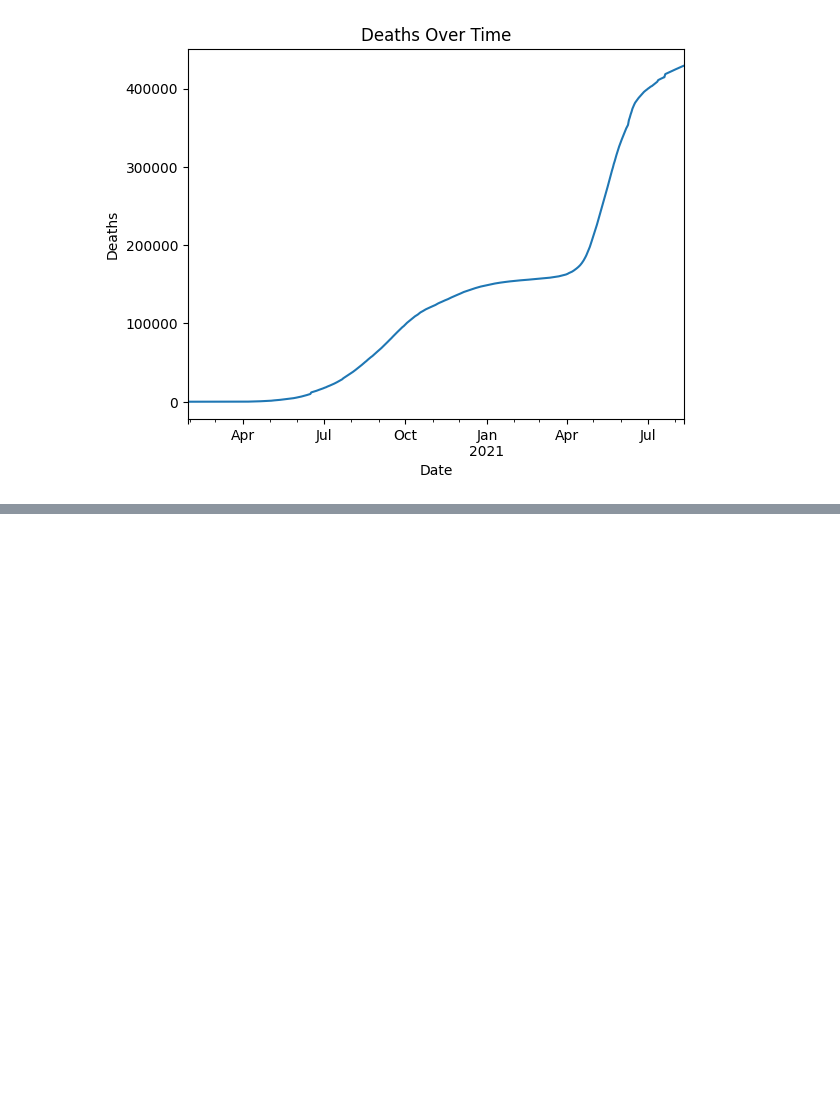
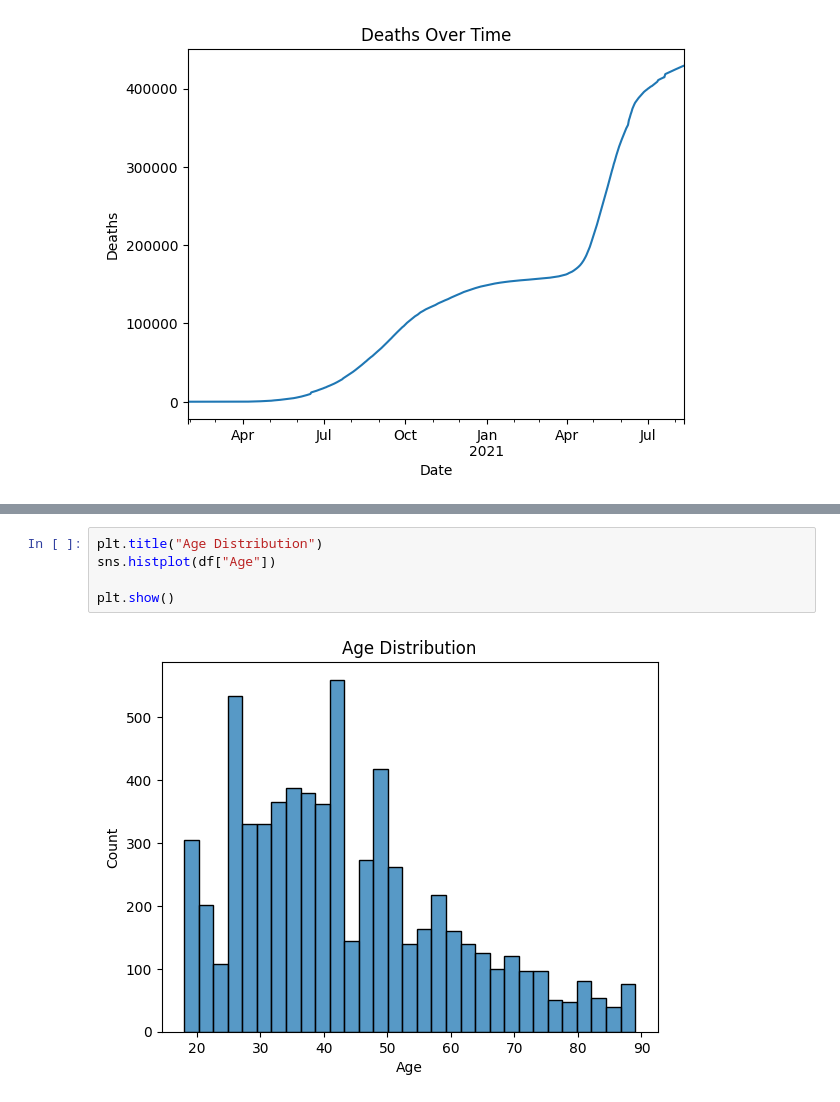
Before and after one commit to ShailPatel27/Innvonix-AI-Learning-Tasks, a Jupyter notebook: AI-ML/T1 Foundation/t2_dataManipulationAndVisualization/dataManipulationAndVisualization.ipynb, the cells around one changed output, grey strips where cells are left out. Cells and saved outputs as stored; diff of their text form; blank space fills up the shorter version.

```diff
--- a/AI-ML/T1 Foundation/t1_dataManipulationAndVisualization/dataManipulationAndVisualization.ipynb
+++ b/AI-ML/T1 Foundation/t2_dataManipulationAndVisualization/dataManipulationAndVisualization.ipynb
@@ -154,0 +205,7 @@ plt.show()
+# %%
+plt.title("Age Distribution")
+sns.histplot(df["Age"])
+
+plt.show()
+# %% [output]
+[figure, added]
```
Also changed, not shown: parts of 8 cells of this notebook, 4 other files.
